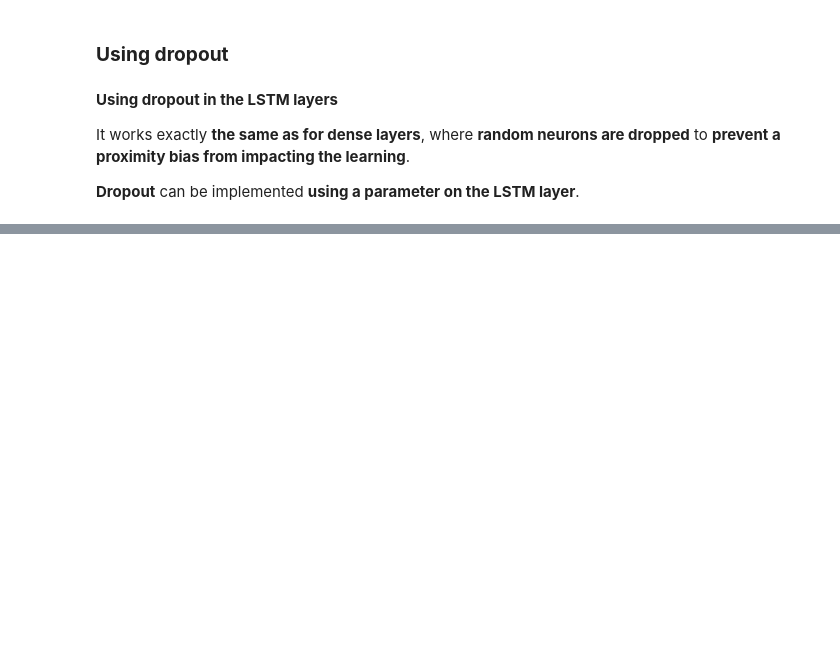
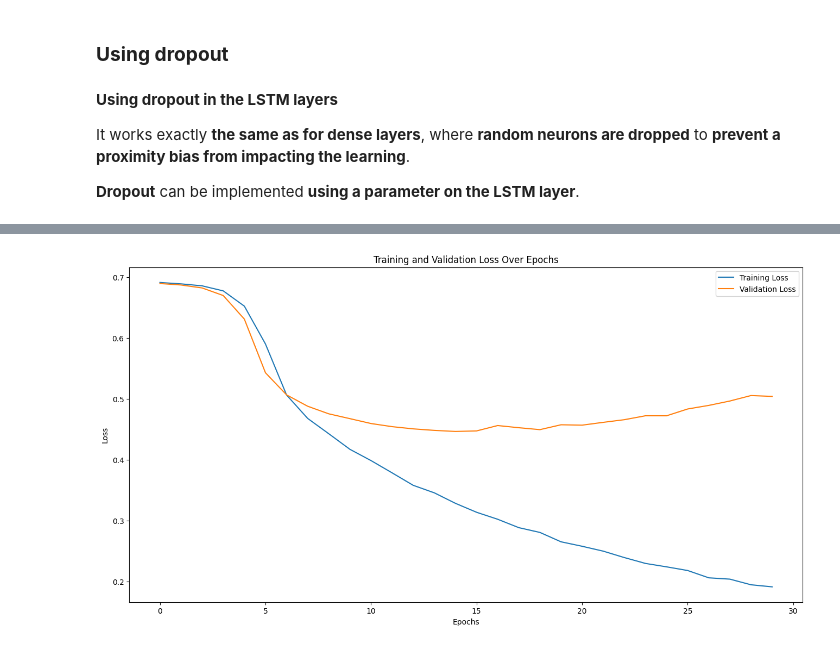
Before and after one commit to 0Nguyen0Cong0Tuan0/Recurrent-Neural-Network-and-LSTM-for-Classifying-Sarcasm-Headlines, a Jupyter notebook: main.ipynb, the cells around one changed output, grey strips where cells are left out. Saved outputs shown, nothing was run; the diff lists cells and outputs as text; code cells hidden in the pictures; blank space fills up the shorter version.

```diff
--- a/main.ipynb
+++ b/main.ipynb
@@ -495,0 +637,24 @@ model_history = model.fit(train_sequence_padded, train_label, validation_data=(t
+# %%
+# Extract history
+result = model_history.history
+
+# Define epochs and loss data
+epochs = [i for i in range(len(result['loss']))]
+lss = result['loss']
+val_lss = result['val_loss']
+
+# Plot loss and validation loss
+plt.figure(figsize=(16, 8))
+sns.lineplot(x=epochs, y=lss, label='Training Loss')
+sns.lineplot(x=epochs, y=val_lss, label='Validation Loss')
+
+# Add labels and legend
+plt.ylabel('Loss')
+plt.xlabel('Epochs')
+plt.title('Training and Validation Loss Over Epochs')
+plt.legend()
+
+# Show plot
+plt.show()
+# %% [output]
+[figure, added]
```
Also changed, not shown: parts of 55 cells of this notebook.
